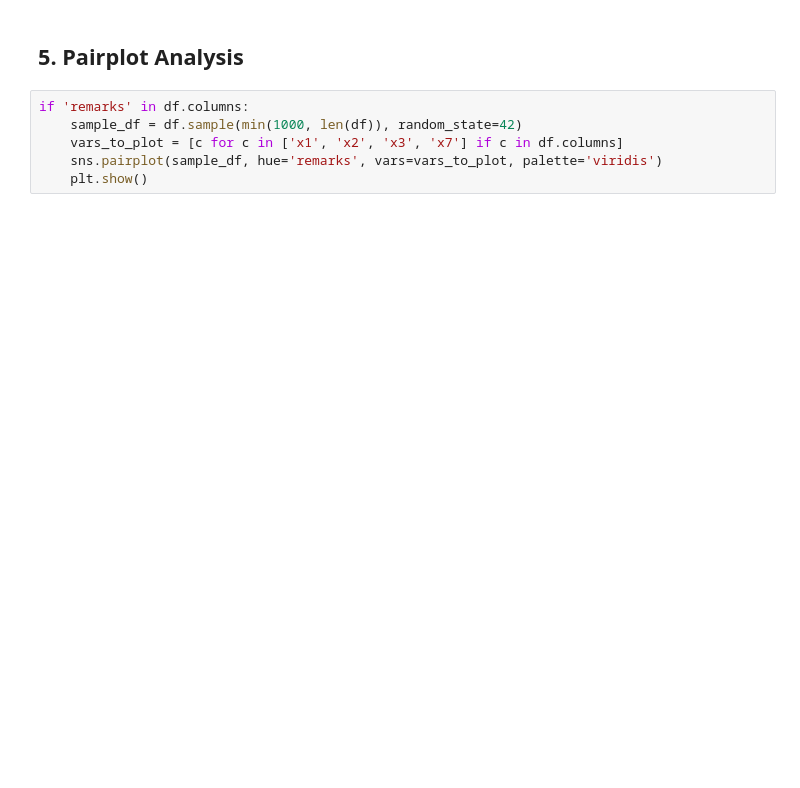
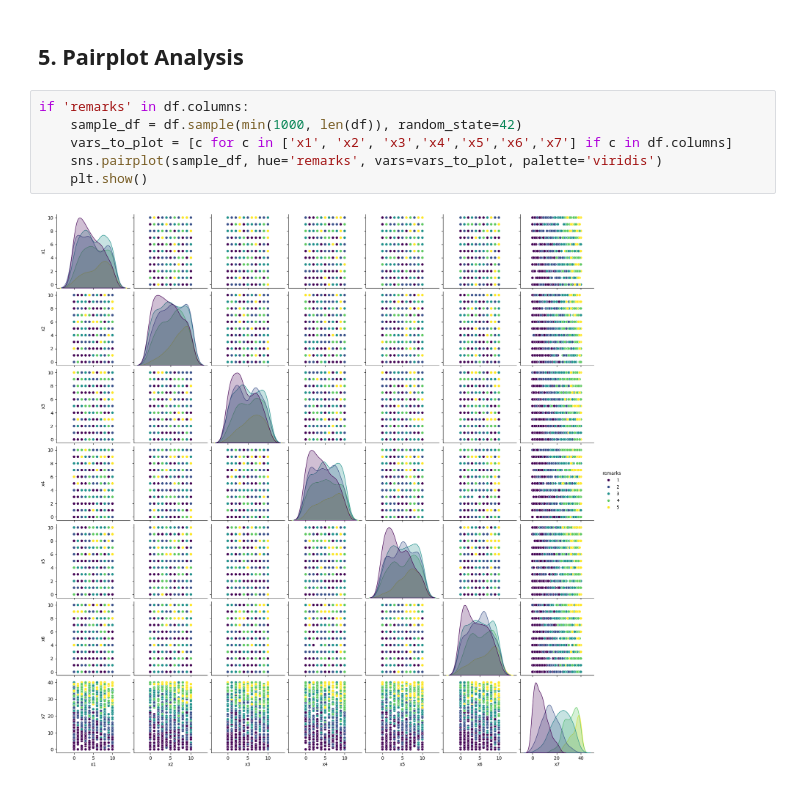
Before and after one commit to canoztas/CMP-727-Intelligent-Systems-and-Soft-Computing-Final-Project, a Jupyter notebook: analysis.ipynb, the cells around one changed output. Drawn from its saved outputs; the diff is of its cells as text; blank space fills up the shorter version.

Commit message:
Update analysis.ipynb with latest data distribution visualizations

```diff
--- a/analysis.ipynb
+++ b/analysis.ipynb
@@ -106,6 +141,8 @@ plt.show()
 # %%
 if 'remarks' in df.columns:
     sample_df = df.sample(min(1000, len(df)), random_state=42)
-    vars_to_plot = [c for c in ['x1', 'x2', 'x3', 'x7'] if c in df.columns]
+    vars_to_plot = [c for c in ['x1', 'x2', 'x3','x4','x5','x6','x7'] if c in df.columns]
     sns.pairplot(sample_df, hue='remarks', vars=vars_to_plot, palette='viridis')
     plt.show()
+# %% [output]
+[figure, added]
```
Also changed, not shown: parts of 5 cells of this notebook.
